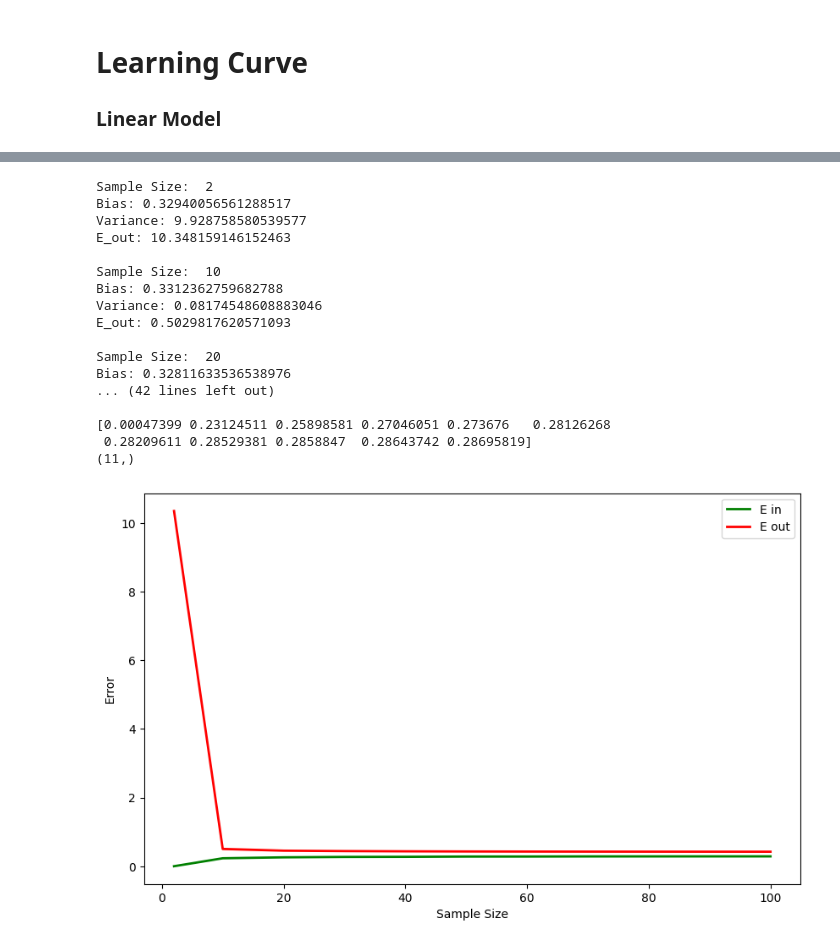
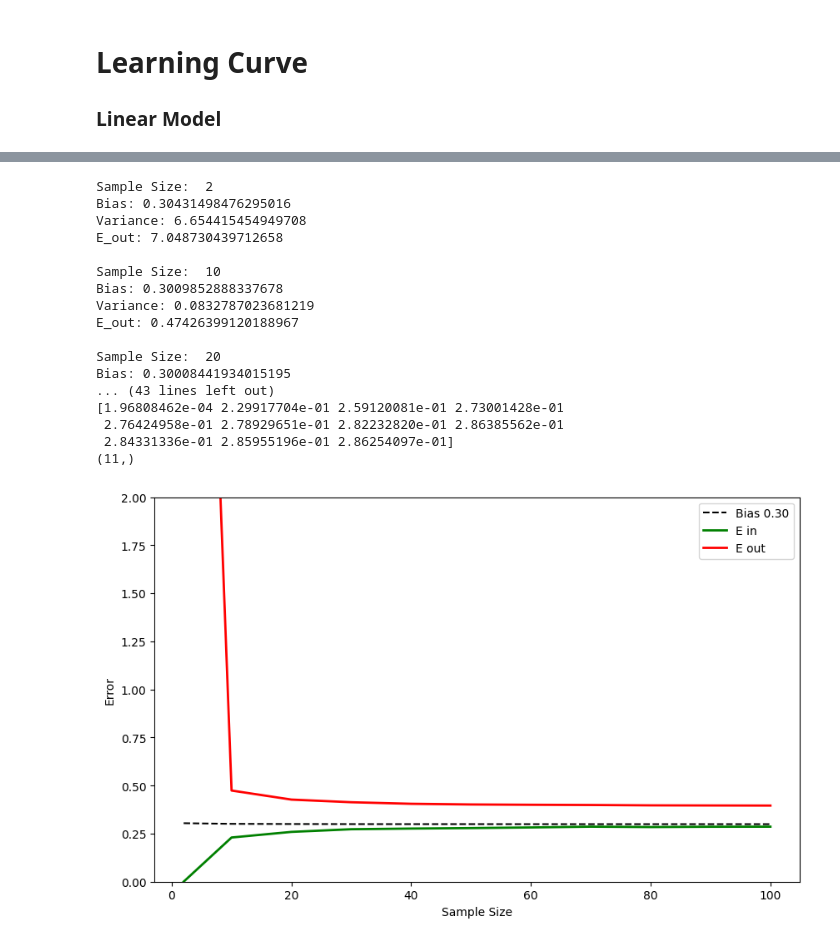
Before and after one commit to Kariusdi/Machine-Learning-Class, a Jupyter notebook: LearningCurve/Noisy/LinearModel.ipynb, the cells around one changed output, grey strips where cells are left out. Drawn from its saved outputs; the diff is of its cells as text; code cells hidden in the pictures.

Commit message:
:ambulance: : added a bias line.

```diff
--- a/LearningCurve/Noisy/LinearModel.ipynb
+++ b/LearningCurve/Noisy/LinearModel.ipynb
@@ -61,6 +61,7 @@ sample_size_sets = [2, 10, 20, 30, 40, 50, 60, 70, 80, 90, 100]
 E_in = [[] for _ in range(len(sample_size_sets))]
 E_d = [[] for _ in range(len(sample_size_sets))]
 E_out_all = []
+bias_all = []
 
 
 for i in range(len(sample_size_sets)):
@@ -86,6 +87,7 @@ for i in range(len(sample_size_sets)):
     z = np.square(mean_model - y)
     bias = np.mean(z)
     print(f"Bias: {bias}")
+    bias_all.append(bias)
 
     z = np.square(E_d[i] - mean_model)
     var_x = np.mean(z)
@@ -105,29 +107,32 @@ print(np.array(E_in_all))
 print(np.array(sample_size_sets).shape)
 # %% [output]
 Sample Size:  2
-Bias: 0.32940056561288517
-Variance: 9.928758580539577
-E_out: 10.348159146152463
+Bias: 0.30431498476295016
+Variance: 6.654415454949708
+E_out: 7.048730439712658
 
 Sample Size:  10
-Bias: 0.3312362759682788
-Variance: 0.08174548608883046
-E_out: 0.5029817620571093
+Bias: 0.3009852888337678
+Variance: 0.0832787023681219
+E_out: 0.47426399120188967
 
 Sample Size:  20
-Bias: 0.32811633536538976
-... (42 lines left out)
-
-[0.00047399 0.23124511 0.25898581 0.27046051 0.273676   0.28126268
- 0.28209611 0.28529381 0.2858847  0.28643742 0.28695819]
+Bias: 0.30008441934015195
+... (43 lines left out)
+[1.96808462e-04 2.29917704e-01 2.59120081e-01 2.73001428e-01
+ 2.76424958e-01 2.78929651e-01 2.82232820e-01 2.86385562e-01
+ 2.84331336e-01 2.85955196e-01 2.86254097e-01]
 (11,)
 # %%
 plt.figure(figsize=(10, 6))
+bias_avg = np.mean(bias_all)
+plt.plot(sample_size_sets, bias_all, label=f'Bias {bias_avg:.2f}', c="black", linestyle='--')
 plt.plot(sample_size_sets, E_in_all, label='E in', c="green", linewidth=2.0)
 plt.plot(sample_size_sets, E_out_all, label='E out', c="red", linewidth=2.0)
+plt.ylim(0, 2)
 plt.xlabel('Sample Size')
 plt.ylabel('Error')
 plt.legend()
 plt.show()
 # %% [output]
-[figure, old version]
+[figure, new version]
```
Also changed, not shown: parts of 1 cell of this notebook, 1 other file.
